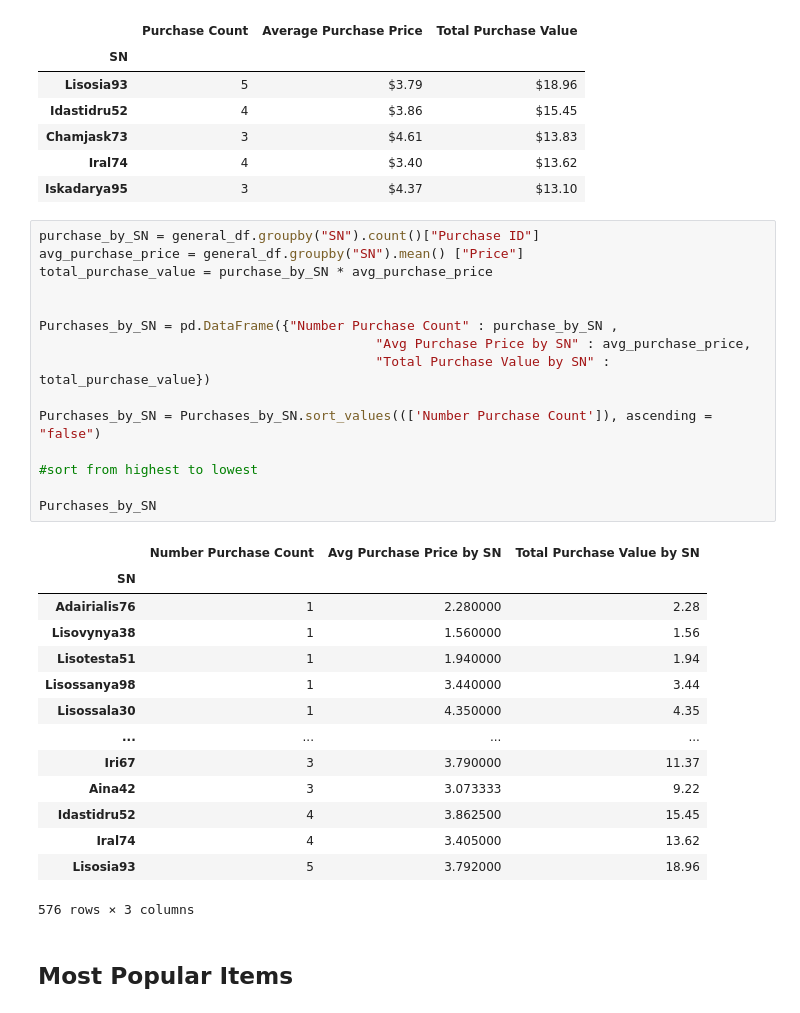
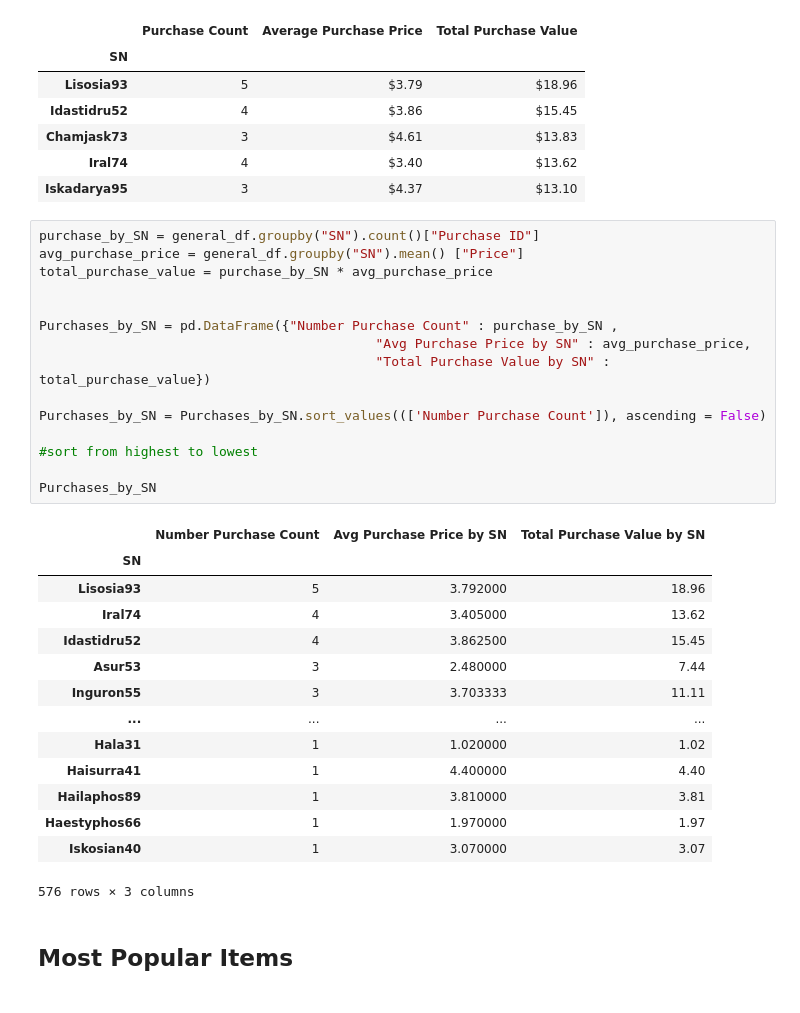
Before and after one commit to ezeavila/pandas-challenge, a Jupyter notebook: HeroesOfPymoli/02-Homework_04-Pandas_Instructions_HeroesOfPymoli_HeroesOfPymoli_starter.ipynb, the cells around one changed output. Saved outputs shown, nothing was run; the diff lists cells and outputs as text.

```diff
--- a/HeroesOfPymoli/02-Homework_04-Pandas_Instructions_HeroesOfPymoli_HeroesOfPymoli_starter.ipynb
+++ b/HeroesOfPymoli/02-Homework_04-Pandas_Instructions_HeroesOfPymoli_HeroesOfPymoli_starter.ipynb
@@ -279,32 +279,32 @@ age_range_summary_purchases
 # %%
 purchase_by_SN = general_df.groupby("SN").count()["Purchase ID"]
 avg_purchase_price = general_df.groupby("SN").mean() ["Price"]
 total_purchase_value = purchase_by_SN * avg_purchase_price
 
 
 Purchases_by_SN = pd.DataFrame({"Number Purchase Count" : purchase_by_SN ,
                                            "Avg Purchase Price by SN" : avg_purchase_price,
                                            "Total Purchase Value by SN" : total_purchase_value})
 
-Purchases_by_SN = Purchases_by_SN.sort_values((['Number Purchase Count']), ascending = "false")
+Purchases_by_SN = Purchases_by_SN.sort_values((['Number Purchase Count']), ascending = False)
 
 #sort from highest to lowest
 
 Purchases_by_SN
 # %% [output]
 |  | Number Purchase Count | Avg Purchase Price by SN | Total Purchase Value by SN |
 | SN |  |  |  |
-| Adairialis76 | 1 | 2.280000 | 2.28 |
-| Lisovynya38 | 1 | 1.560000 | 1.56 |
-| Lisotesta51 | 1 | 1.940000 | 1.94 |
-| Lisossanya98 | 1 | 3.440000 | 3.44 |
-| Lisossala30 | 1 | 4.350000 | 4.35 |
+| Lisosia93 | 5 | 3.792000 | 18.96 |
+| Iral74 | 4 | 3.405000 | 13.62 |
+| Idastidru52 | 4 | 3.862500 | 15.45 |
+| Asur53 | 3 | 2.480000 | 7.44 |
+| Inguron55 | 3 | 3.703333 | 11.11 |
 | ... | ... | ... | ... |
-| Iri67 | 3 | 3.790000 | 11.37 |
-| Aina42 | 3 | 3.073333 | 9.22 |
-| Idastidru52 | 4 | 3.862500 | 15.45 |
-| Iral74 | 4 | 3.405000 | 13.62 |
-| Lisosia93 | 5 | 3.792000 | 18.96 |
+| Hala31 | 1 | 1.020000 | 1.02 |
+| Haisurra41 | 1 | 4.400000 | 4.40 |
+| Hailaphos89 | 1 | 3.810000 | 3.81 |
+| Haestyphos66 | 1 | 1.970000 | 1.97 |
+| Iskosian40 | 1 | 3.070000 | 3.07 |
 576 rows × 3 columns
 # %% [markdown]
 ## Most Popular Items
```
Also changed, not shown: parts of 2 cells of this notebook.
